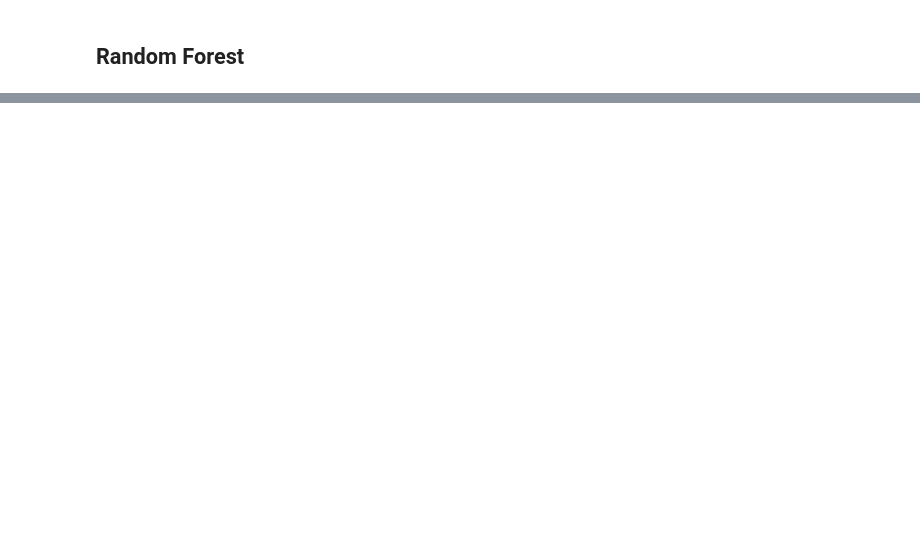
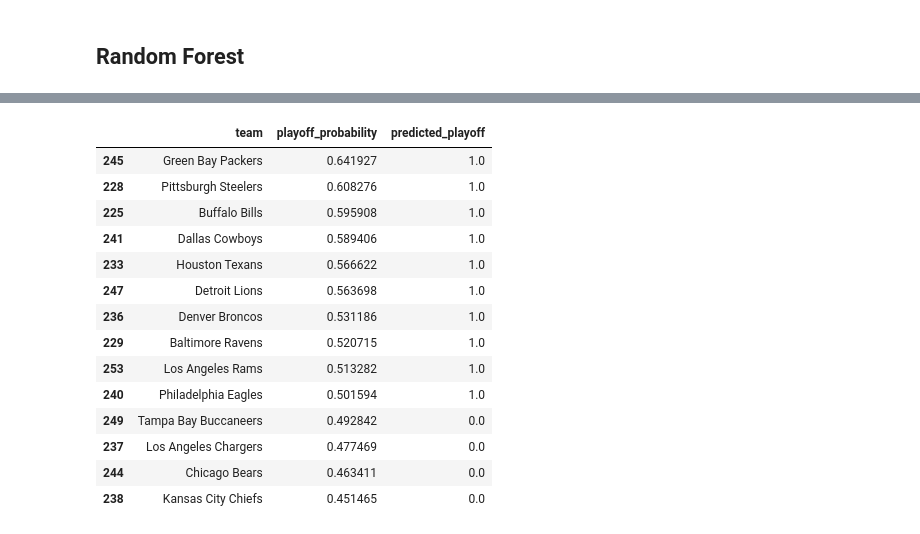
Before and after one commit to mattmarz94/nfl-decision-support-analytics, a Jupyter notebook: Data Preprocessing/modeling.ipynb, the cells around one changed output, grey strips where cells are left out. Saved outputs shown, nothing was run; the diff lists cells and outputs as text; code cells hidden in the pictures; blank space fills up the shorter version.

```diff
--- a/Data Preprocessing/modeling.ipynb
+++ b/Data Preprocessing/modeling.ipynb
@@ -197,0 +350,15 @@ RF Average Accuracy: 0.8435143288084465
+# %%
+train_df = df_model.copy()
+
+X_train = train_df[[f"{col}_roll3" for col in final_features]]
+y_train = train_df["target_next_year"]
+# %%
+from sklearn.preprocessing import StandardScaler
+from sklearn.linear_model import LogisticRegression
+
+scaler = StandardScaler()
+X_train = scaler.fit_transform(X_train)
+X_2026 = scaler.transform(X_2026)
+
+model = LogisticRegression(max_iter=1000)
+model.fit(X_train, y_train)
@@ -197,0 +367,12 @@ RF Average Accuracy: 0.8435143288084465
+# %%
+probs_2026 = model.predict_proba(X_2026)[:, 1]
+preds_2026 = model.predict(X_2026)
+# %%
+pred_2026 = latest_df[["team"]].copy()
+
+pred_2026["playoff_probability"] = probs_2026
+pred_2026["predicted_playoff"] = preds_2026
+
+pred_2026 = pred_2026.sort_values("playoff_probability", ascending=False)
+
+print(pred_2026.head(20))
@@ -197,0 +397,18 @@ RF Average Accuracy: 0.8435143288084465
+# %%
+pred_2026.head(14)
+# %% [output]
+|  | team | playoff_probability | predicted_playoff |
+| 245 | Green Bay Packers | 0.641927 | 1.0 |
+| 228 | Pittsburgh Steelers | 0.608276 | 1.0 |
+| 225 | Buffalo Bills | 0.595908 | 1.0 |
+| 241 | Dallas Cowboys | 0.589406 | 1.0 |
+| 233 | Houston Texans | 0.566622 | 1.0 |
+| 247 | Detroit Lions | 0.563698 | 1.0 |
+| 236 | Denver Broncos | 0.531186 | 1.0 |
+| 229 | Baltimore Ravens | 0.520715 | 1.0 |
+| 253 | Los Angeles Rams | 0.513282 | 1.0 |
+| 240 | Philadelphia Eagles | 0.501594 | 1.0 |
+| 249 | Tampa Bay Buccaneers | 0.492842 | 0.0 |
+| 237 | Los Angeles Chargers | 0.477469 | 0.0 |
+| 244 | Chicago Bears | 0.463411 | 0.0 |
+| 238 | Kansas City Chiefs | 0.451465 | 0.0 |
```
Also changed, not shown: parts of 20 cells of this notebook.
